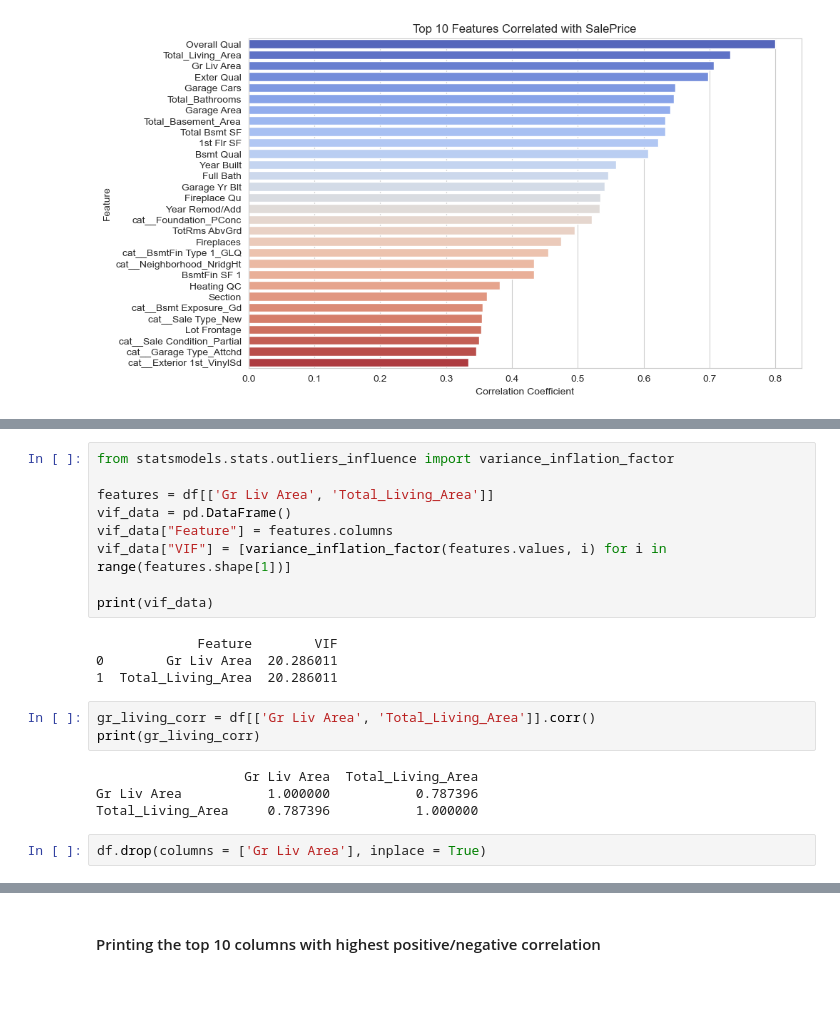
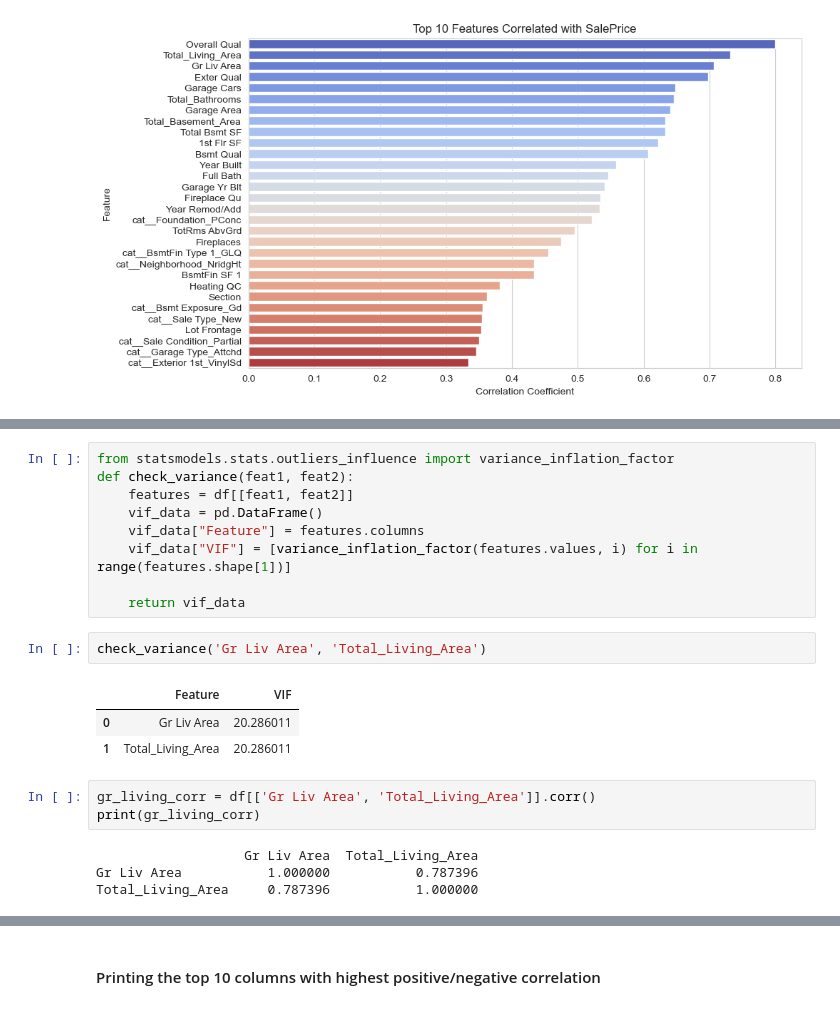
Before and after one commit to Sandeep20013/AI-Learning-Tracking, a Jupyter notebook: Projects/Ames Housing Prediction/Ames Housing Price Prediction - Visualization and Feature Engineering.ipynb, the cells around one changed output, grey strips where cells are left out. Drawn from its saved outputs; the diff is of its cells as text.

```diff
--- a/Projects/Ames Housing Prediction/Ames Housing Price Prediction - Visualization and Feature Engineering.ipynb
+++ b/Projects/Ames Housing Prediction/Ames Housing Price Prediction - Visualization and Feature Engineering.ipynb
@@ -137,16 +127,18 @@ During exploratory data analysis (EDA), we examined the correlation between `Gr
 # %%
 from statsmodels.stats.outliers_influence import variance_inflation_factor
+def check_variance(feat1, feat2):
+    features = df[[feat1, feat2]]
+    vif_data = pd.DataFrame()
+    vif_data["Feature"] = features.columns
+    vif_data["VIF"] = [variance_inflation_factor(features.values, i) for i in range(features.shape[1])]
 
-features = df[['Gr Liv Area', 'Total_Living_Area']]
-vif_data = pd.DataFrame()
-vif_data["Feature"] = features.columns
-vif_data["VIF"] = [variance_inflation_factor(features.values, i) for i in range(features.shape[1])]
-
-print(vif_data)
+    return vif_data
-# %% [output]
-             Feature        VIF
-0        Gr Liv Area  20.286011
-1  Total_Living_Area  20.286011
+# %%
+check_variance('Gr Liv Area', 'Total_Living_Area')
+# %% [output]
+|  | Feature | VIF |
+| 0 | Gr Liv Area | 20.286011 |
+| 1 | Total_Living_Area | 20.286011 |
 # %%
 gr_living_corr = df[['Gr Liv Area', 'Total_Living_Area']].corr()
 print(gr_living_corr)
@@ -154,5 +146,3 @@ print(gr_living_corr)
                    Gr Liv Area  Total_Living_Area
 Gr Liv Area           1.000000           0.787396
 Total_Living_Area     0.787396           1.000000
-# %%
-df.drop(columns = ['Gr Liv Area'], inplace = True)
```
Also changed, not shown: parts of 7 cells of this notebook.
